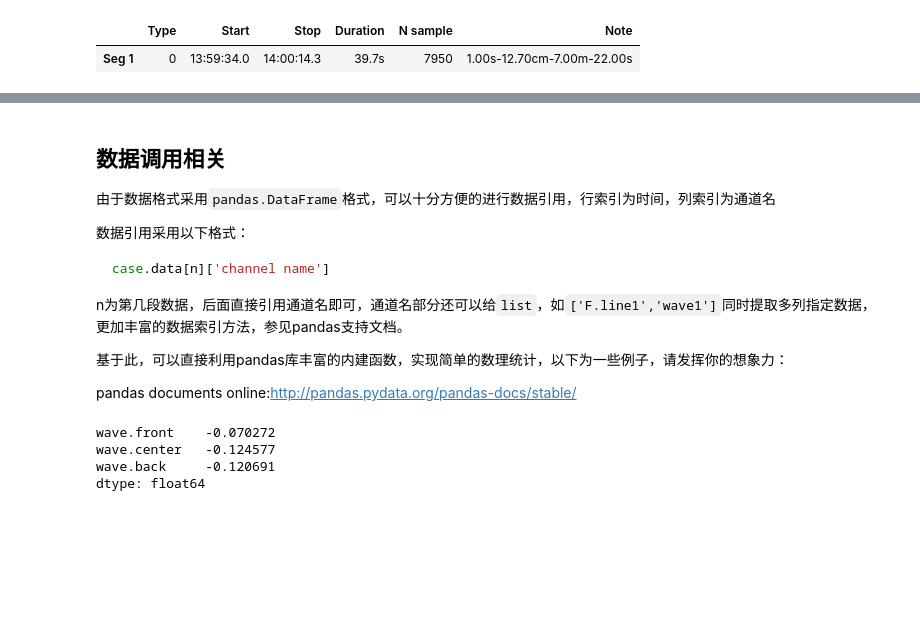
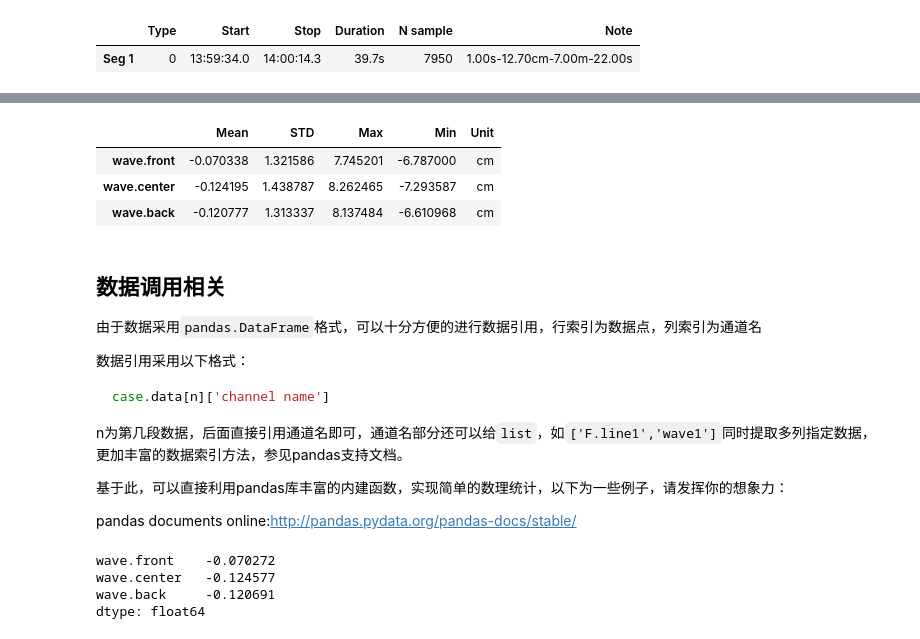
Before and after one commit to XiaoxG/pydas, a Jupyter notebook: example.ipynb, the cells around one changed output, grey strips where cells are left out. Saved outputs shown, nothing was run; the diff lists cells and outputs as text; code cells hidden in the pictures; blank space fills up the shorter version.

```diff
--- a/example.ipynb
+++ b/example.ipynb
@@ -165,7 +180,15 @@ case.data[0].head(5)
+# %%
+# 查看第0段的统计值信息
+case.segStatis[0]
+# %% [output]
+|  | Mean | STD | Max | Min | Unit |
+| wave.front | -0.070338 | 1.321586 | 7.745201 | -6.787000 | cm |
+| wave.center | -0.124195 | 1.438787 | 8.262465 | -7.293587 | cm |
+| wave.back | -0.120777 | 1.313337 | 8.137484 | -6.610968 | cm |
 # %% [markdown]
 ## 数据调用相关
 
-由于数据格式采用`pandas.DataFrame`格式，可以十分方便的进行数据引用，行索引为时间，列索引为通道名
+由于数据采用`pandas.DataFrame`格式，可以十分方便的进行数据引用，行索引为数据点，列索引为通道名
 
 数据引用采用以下格式：
 
```
Also changed, not shown: parts of 19 cells of this notebook.
